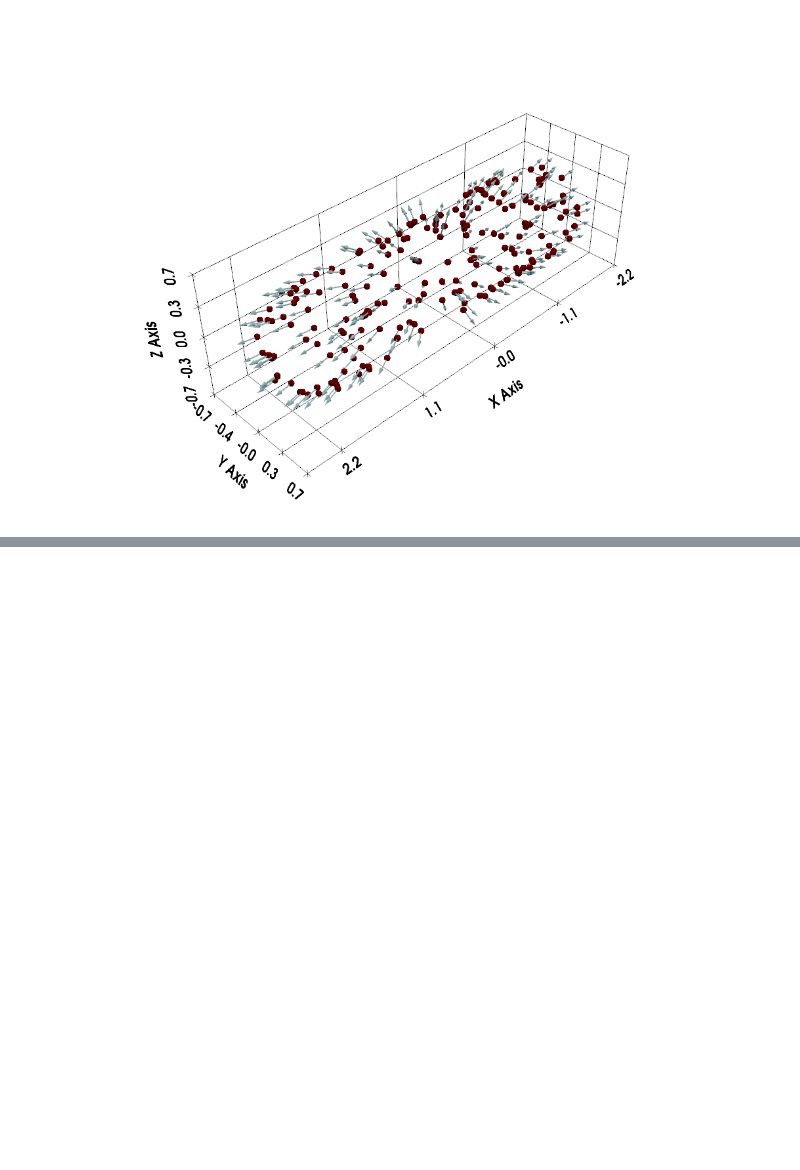
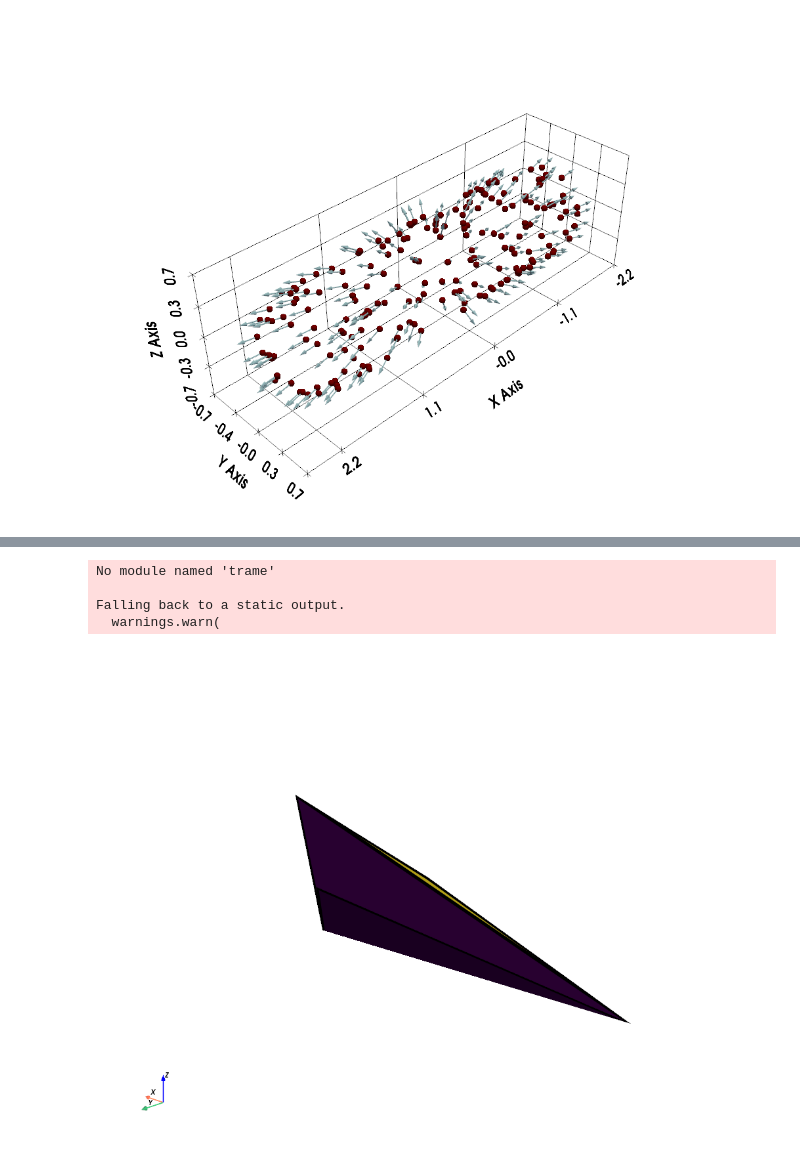
Before and after one commit to AlexPatrie/vtk-smoldyn, a Jupyter notebook: vtk_smoldyn/test.ipynb, the cells around one changed output, grey strips where cells are left out. Saved outputs shown, nothing was run; the diff lists cells and outputs as text; code cells hidden in the pictures; blank space fills up the shorter version.

```diff
--- a/vtk_smoldyn/test.ipynb
+++ b/vtk_smoldyn/test.ipynb
@@ -355,0 +396,27 @@ Falling back to a static output.
+# %%
+vertices = mol_data
+# mesh faces
+faces = np.hstack(
+    [
+        [4, 0, 1, 2, 3],  # square
+        [3, 0, 1, 4],  # triangle
+        [3, 1, 2, 4],  # triangle
+    ]
+)
+
+surf = pv.PolyData(vertices, faces)
+
+# plot each face with a different color
+surf.plot(
+    scalars=np.arange(3),
+    cpos=[-1, 1, 0.5],
+    show_scalar_bar=False,
+    show_edges=True,
+    line_width=5,
+)
+# %% [output]
+No module named 'trame'
+
+Falling back to a static output.
+  warnings.warn(
+[figure, added]
```
Also changed, not shown: parts of 5 cells of this notebook.
